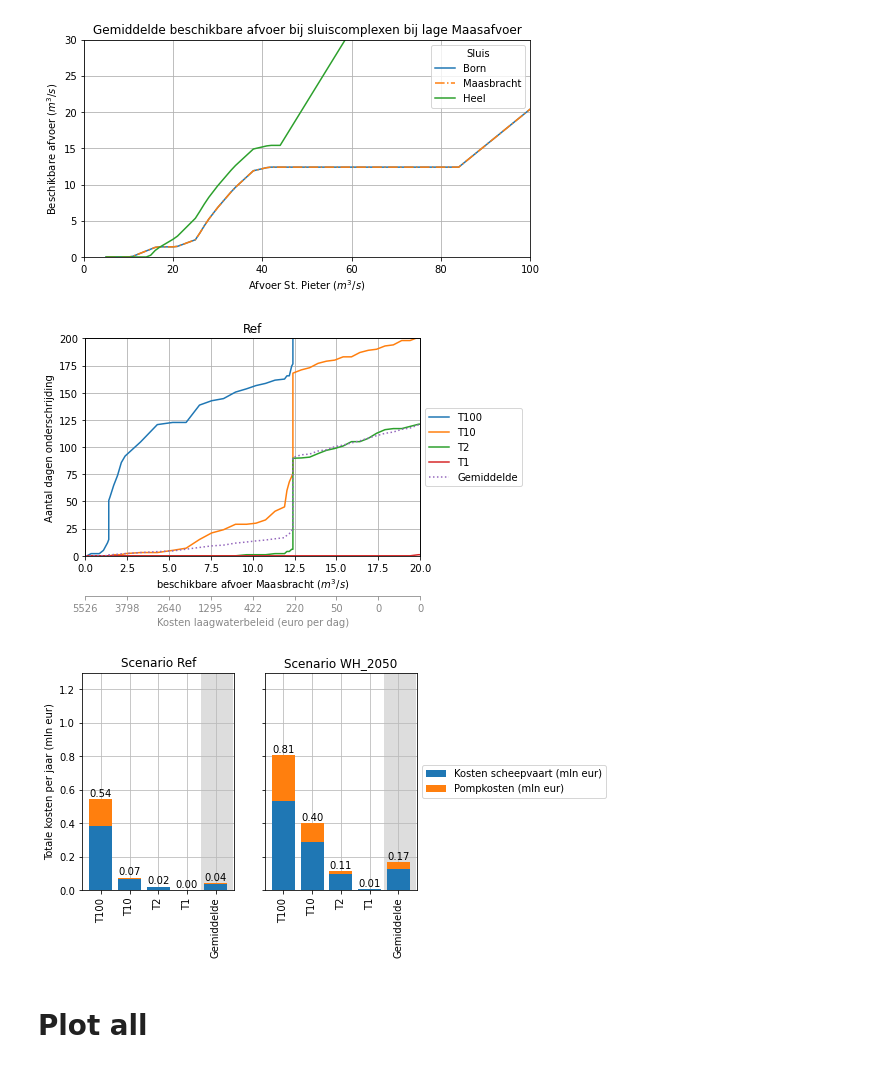
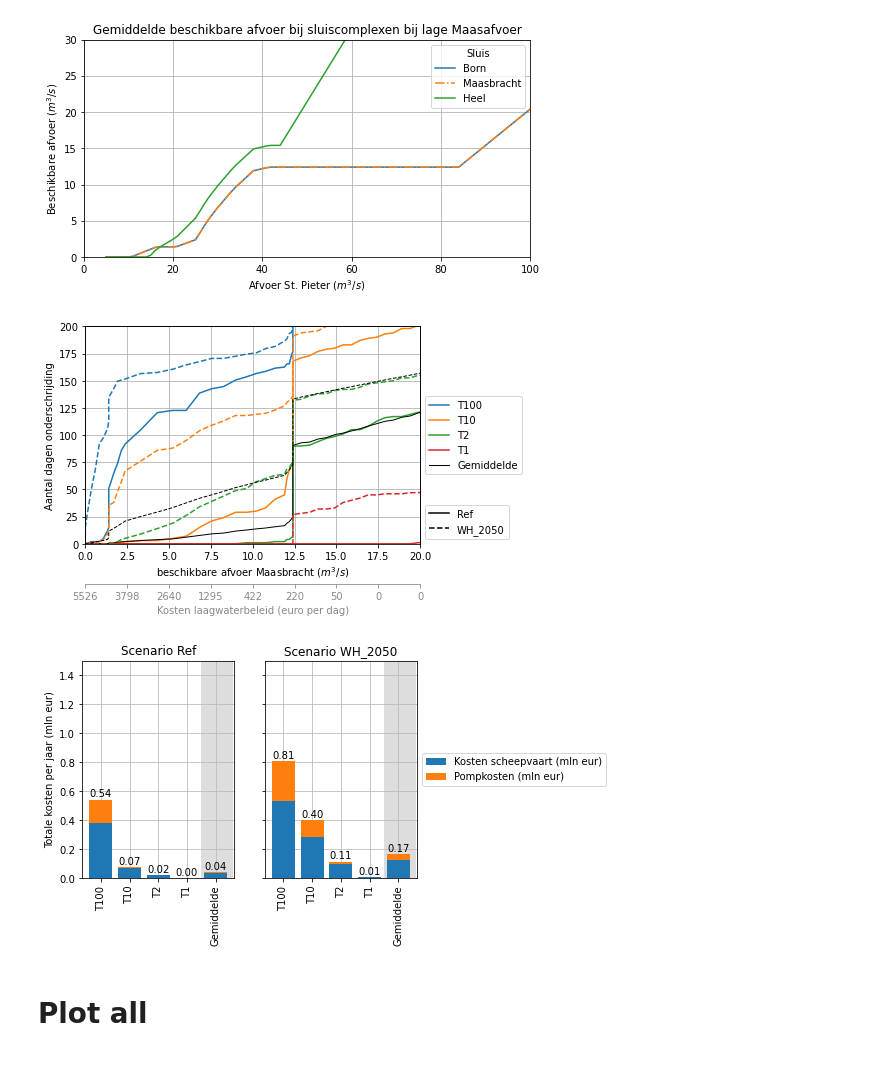
Before and after one commit to jurjendejong/pySIVAK, a Jupyter notebook: Analyse_klimaat.ipynb, the cells around one changed output. Cells and saved outputs as stored; diff of their text form; code cells hidden in the pictures.

```diff
--- a/Analyse_klimaat.ipynb
+++ b/Analyse_klimaat.ipynb
@@ -169,27 +205,40 @@ scenarios_interp, schadeperjaar = bereken_schadeperjaar(onderschrijding, scenari
 # %%
-def plot_onderschrijding(klimaat):
+def plot_onderschrijding(klimaat, klimaat2=None):
     onderschrijding[klimaat].iloc[:,:-1].plot()
-    onderschrijding[klimaat].iloc[:,-1].plot(ls=':')
+    onderschrijding[klimaat].iloc[:,-1].plot(c='k', lw=1, ax=plt.gca())
+    legend_1_handle = plt.legend(loc='center left', bbox_to_anchor=(1,0.5))
+    if klimaat2 is not None:
+        onderschrijding[klimaat2].iloc[:,:-1].plot(ls='--', color=['C0', 'C1', 'C2', 'C3'], ax=plt.gca(), legend=False)
+        onderschrijding[klimaat2].iloc[:,-1].plot(ls='--', c='k', lw=1, ax=plt.gca(), legend=False)
+
+
     plt.legend()
     plt.xlim(0, 20)
     plt.ylim(0., 200)
     plt.grid()
     plt.ylabel('Aantal dagen onderschrijding')
     plt.xlabel(f'beschikbare afvoer {lock} ($m^3/s$)')
-    plt.title(klimaat)
 
     afvoer_xas = plt.gca().get_xticks()
     kosten_xas = scenarios_interp.drop_duplicates()['Totale kosten (eur) per dag'].reindex(afvoer_xas, method='ffill')
     kosten_xas_labels = [f'{s:.0f}' for s in kosten_xas]
-    plt.legend(loc='center left', bbox_to_anchor=(1,0.5))
+    if klimaat2 is not None:
+        add_second_legend(['-', '--'], colors=['k'], labels=[klimaat, klimaat2], legend_1_handle=legend_1_handle, legend2_params={'loc':'lower left', 'bbox_to_anchor': (1, 0)})
+    else:
+        plt.title(klimaat)
+
 
     addSecond_x_axes(afvoer_xas, kosten_xas_labels, ax2_label='Kosten laagwaterbeleid (euro per dag)')
 
-plot_onderschrijding(klimaat)
-plt.savefig(outputdir / f'{lock}_Onderschrijdingskromme_laagwaterbeleid_{klimaat}_{strategie}.png', dpi=150, bbox_inches='tight')
-plt.savefig(outputdir / f'{lock}_Onderschrijdingskromme_laagwaterbeleid_{klimaat}_{strategie}.svg', bbox_inches='tight')
+# plot_onderschrijding(klimaat)
+# plt.savefig(outputdir / f'{lock}_Onderschrijdingskromme_laagwaterbeleid_{klimaat}_{strategie}.png', dpi=150, bbox_inches='tight')
+# plt.savefig(outputdir / f'{lock}_Onderschrijdingskromme_laagwaterbeleid_{klimaat}_{strategie}.svg', bbox_inches='tight')
+
+plot_onderschrijding(klimaat='Ref', klimaat2='WH_2050')
+# plt.savefig(outputdir / f'{lock}_Onderschrijdingskromme_laagwaterbeleid_{klimaat}_{klimaat2}_{strategie}.png', dpi=150, bbox_inches='tight')
+# plt.savefig(outputdir / f'{lock}_Onderschrijdingskromme_laagwaterbeleid_{klimaat}_{klimaat2}_{strategie}.svg', bbox_inches='tight')
 # %% [output]
-[figure, old version]
+[figure, new version]
 # %%
 def plot_klimaatjaren(klimaat1='Ref', klimaat2='WH_2050'):
     f, ax = plt.subplots(ncols=2, figsize=(6,4), sharey=True)
@@ -216,13 +265,13 @@ def plot_klimaatjaren(klimaat1='Ref', klimaat2='WH_2050'):
     for i, v in enumerate(schadeperjaar.loc[klimaat2].sum(axis=1).values):
         plt.annotate(text=f'{v:.2f}', xy=(i, v), ha='center', xytext=(0, 3), textcoords='offset points')
 
-    plt.ylim(top=1.3)
+    plt.ylim(top=1.5)
 
 plot_klimaatjaren()
-plt.savefig(outputdir / f'{lock}_Kosten_per_jaar_{strategie}.png', dpi=150, bbox_inches='tight')
-plt.savefig(outputdir / f'{lock}_Kosten_per_jaar_{strategie}.svg', bbox_inches='tight')
+# plt.savefig(outputdir / f'{lock}_Kosten_per_jaar_{strategie}.png', dpi=150, bbox_inches='tight')
+# plt.savefig(outputdir / f'{lock}_Kosten_per_jaar_{strategie}.svg', bbox_inches='tight')
 # %% [output]
-[figure, old version]
+[figure, new version]
 # %% [markdown]
 # Plot all
 # %%
```
Also changed, not shown: parts of 6 cells of this notebook, 4 other files.
